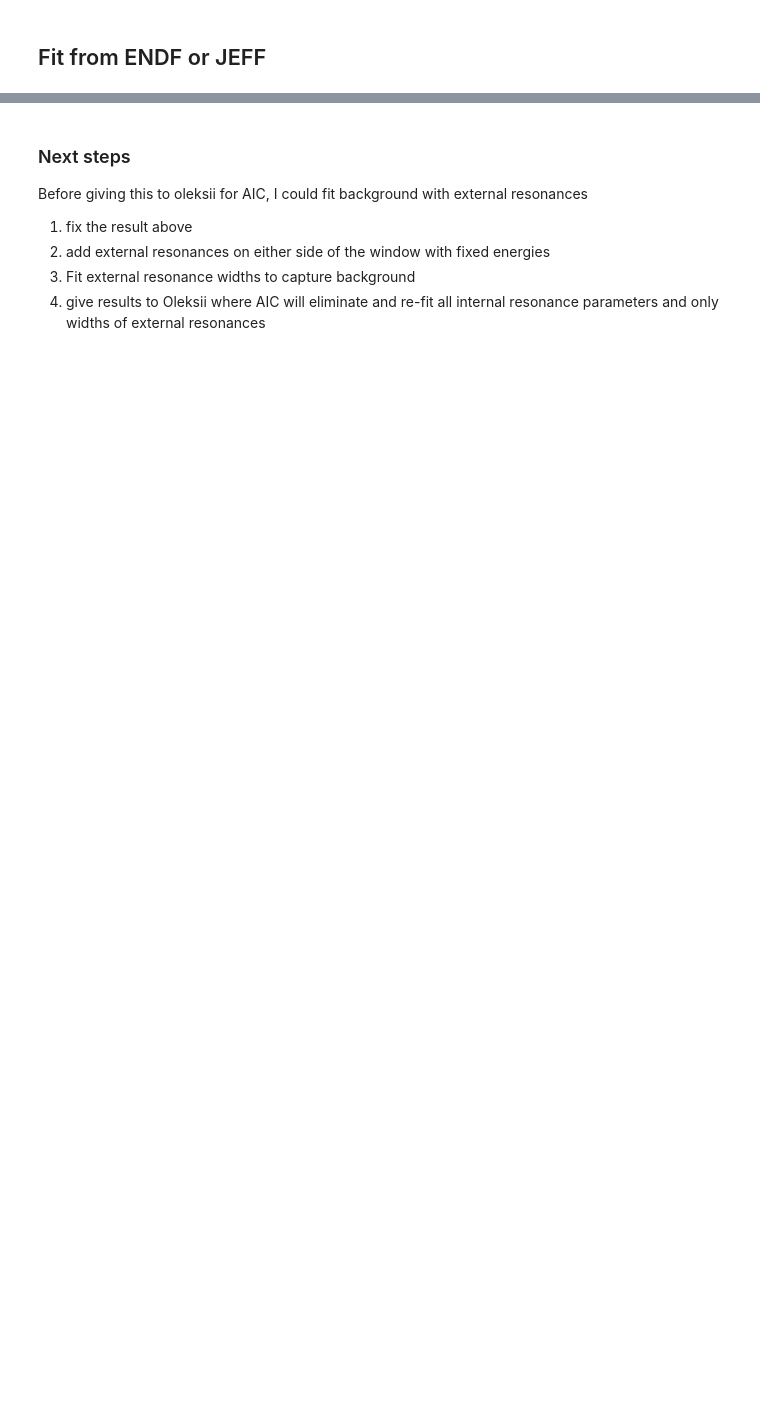
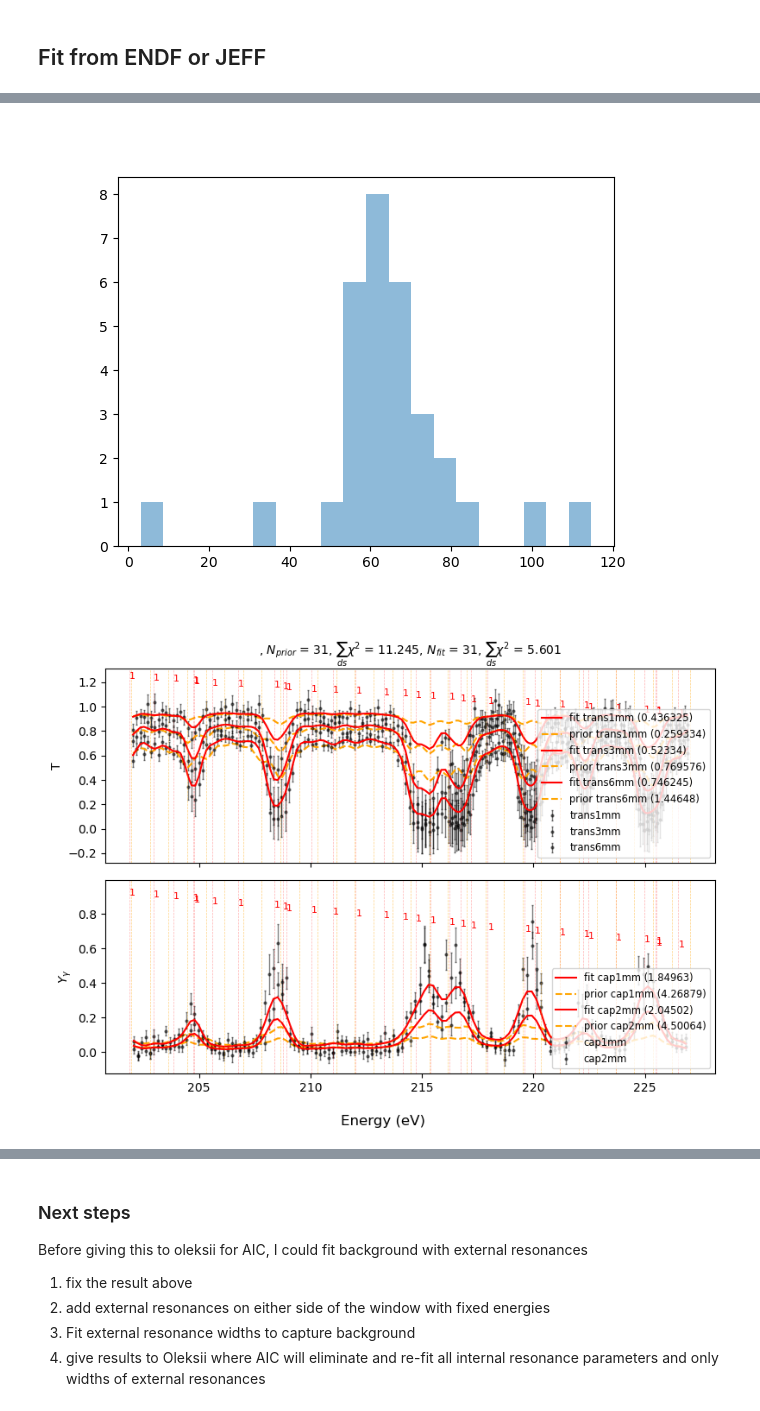
Before and after one commit to Naww137/ATARI, a Jupyter notebook: examples/Ta181_Analysis/AutoFitTa181.ipynb, the cells around one changed output, grey strips where cells are left out. Saved outputs shown, nothing was run; the diff lists cells and outputs as text; code cells hidden in the pictures; blank space fills up the shorter version.

Commit message:
complete autofit (modularly) for Ta181

```diff
--- a/examples/Ta181_Analysis/AutoFitTa181.ipynb
+++ b/examples/Ta181_Analysis/AutoFitTa181.ipynb
@@ -751,0 +521,8 @@ jeff_parameters
+# %%
+outs = autofit_initial.fit(Ta_pair,
+                            #    [200,230],
+                           energy_range_all,
+                               datasets,
+                               experiments,
+                               covariance_data,
+                               sammy_rto_fit)
@@ -751,0 +547,5 @@ jeff_parameters
+# %%
+sammyOUT_initialFB = outs[-1]
+print(sammyOUT_initialFB.chi2n_post, np.sum(sammyOUT_initialFB.chi2n_post))
+print(len(sammyOUT_initialFB.par_post))
+sammyOUT_initialFB.par_post
@@ -751,0 +572,19 @@ jeff_parameters
+# %%
+import matplotlib.pyplot as plt
+figure()
+# _ = plt.hist(np.log10(sammyOUT_initialFB.par_post.Gn1), bins=20, label="Gn1")
+_= plt.hist(sammyOUT_initialFB.par_post.Gg, bins=20, label="Gg", alpha=0.5)
+
+fig = plot_datafits(datasets, experiments,
+    fits=sammyOUT_initialFB.pw_post,
+    fit_pars=sammyOUT_initialFB.par_post,
+    fits_chi2=sammyOUT_initialFB.chi2n_post,
+    priors=sammyOUT_initialFB.pw,
+    prior_pars = sammyOUT_initialFB.par,
+    priors_chi2= sammyOUT_initialFB.chi2n
+)
+
+fig.tight_layout()
+# %% [output]
+[figure, added]
+[figure, added]
```
Also changed, not shown: parts of 57 cells of this notebook, 3 other files.
